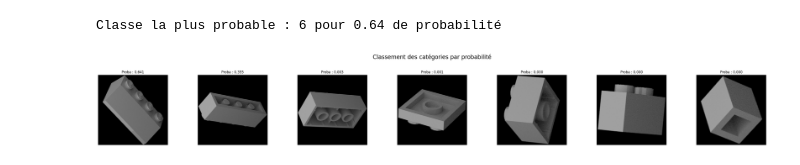
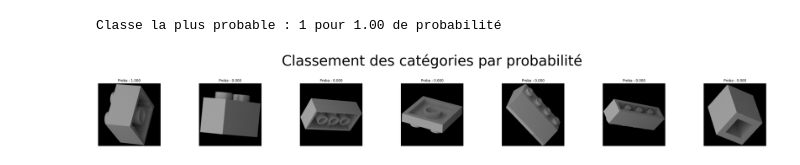
Before and after one commit to Dim2960/lego_classification, a Jupyter notebook: notebooks/test_model.ipynb, the cells around one changed output. Cells and saved outputs as stored; diff of their text form; code cells hidden in the pictures.

```diff
--- a/notebooks/test_model.ipynb
+++ b/notebooks/test_model.ipynb
@@ -33,20 +33,20 @@ else :
     print("choisir entre 1 et 2 et 3")
     sys.exit("Erreur : entrée invalide.")
 # %%
-# Charger le modèle à partir du fichier HDF5
-# choix du model
-if choice == 1 :
-    model = load_model("../model_saved/0_VGG16_model.h5py")
+# # Charger le modèle à partir du fichier HDF5
+# # choix du model
+# if choice == 1 :
+#     model = load_model("../model_saved/0_VGG16_model.h5py")
 
-elif choice == 2 :
-    model = load_model("../model_saved/0_efficientNet_model.h5py")
+# elif choice == 2 :
+#     model = load_model("../model_saved/0_efficientNet_model.h5py")
 
-elif choice == 3 :
-    model = load_model("../model_saved/0_efficientNet_data_augmentation_model.h5py")
+# elif choice == 3 :
+#     model = load_model("../model_saved/0_efficientNet_data_augmentation_model.h5py")
 
-else :
-    print("choisir entre 1 et 2")
-    sys.exit("Erreur : entrée invalide.")
+# else :
+#     print("choisir entre 1 et 2")
+#     sys.exit("Erreur : entrée invalide.")
 # %%
 # Charger l'image à prédire
 img_path = r"..\img_test\img_test.png"
@@ -111,7 +111,7 @@ def fetch_modelClass()->dict:
 id_max = np.argmax(predictions)
 print(f'Classe la plus probable : {id_max} pour {predictions[0][id_max]:.2f} de probabilité')
 # %% [output]
-Classe la plus probable : 6 pour 0.64 de probabilité
+Classe la plus probable : 1 pour 1.00 de probabilité
 # %%
 # faire un dictionnaire des resultat avec les classes
 dict_resultat = {}
@@ -128,32 +128,32 @@ preds = sorted(preds, reverse=True)
 # génération d'un dictionnaire dans lordre de probabilité avec comme clé la valeur de la classe de Lego
 new_dict = {}
 
 for elem in preds:
     new_dict[dict_resultat[elem]] = elem
 
 # Récupérer le dictionnaire des chemins des images
 dict = fetch_modelClass()
 
 # Créer un nouveau dictionnaire pour associer les probabilités triées aux chemins des images
 dict2 = {}
 for k, v in new_dict.items():
     dict2[v] = dict[k]
 
 # Créer une figure avec plusieurs sous-graphes, un pour chaque image
 fig, axes = plt.subplots(1, len(dict2), figsize=(5 * len(dict2), 5))  # Ajuster la taille de la figure en fonction du nombre d'images
-fig.suptitle('Classement des catégories par probabilité', fontsize=20)
+fig.suptitle('Classement des catégories par probabilité', fontsize=50)
 
 # Afficher chaque image avec sa probabilité correspondante
 for i, (k, v) in enumerate(dict2.items()):
     img = mpimg.imread(v)  # Lire l'image à partir du chemin
     axes[i].imshow(img)
     axes[i].set_title(f'Proba : {k:.3f}')  # Ajouter un titre avec la probabilité
     axes[i].set_xlabel('')
     axes[i].set_ylabel('')
     axes[i].axis('off')  # Optionnel : pour masquer les axes
 
 # Ajuster la mise en page de la figure
 fig.tight_layout(pad=3.0)
 plt.show()
 # %% [output]
-[figure, old version]
+[figure, new version]
```
Also changed, not shown: parts of 2 cells of this notebook, 2 other files.
